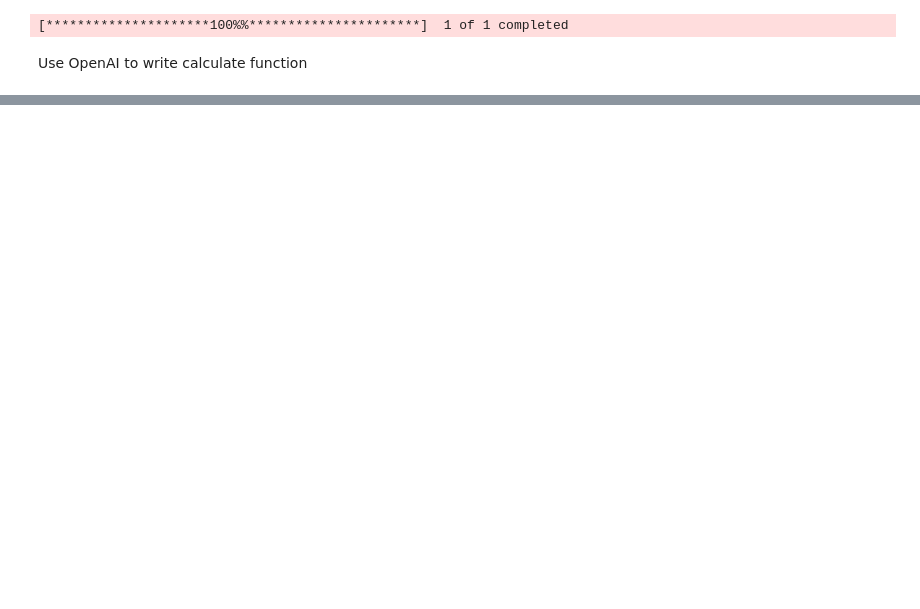
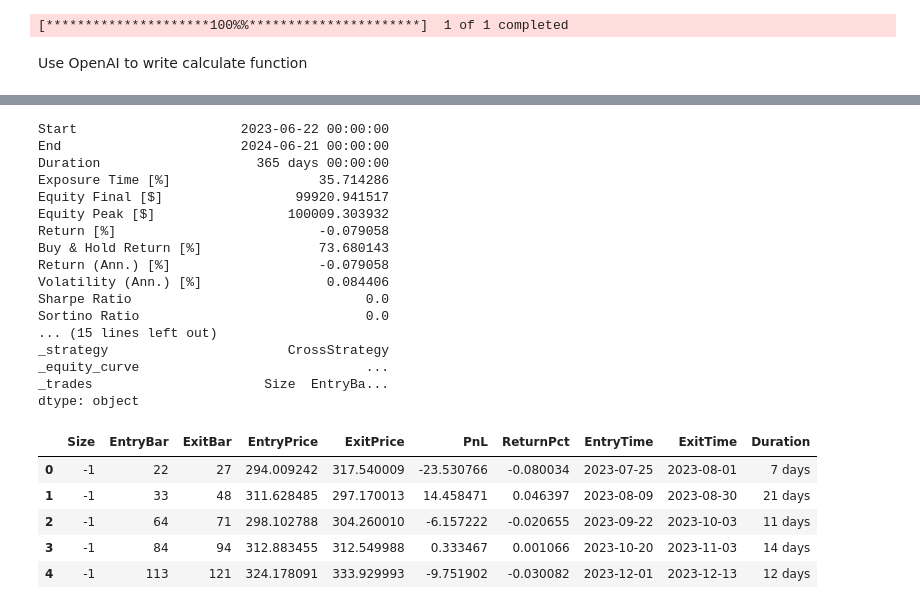
Before and after one commit to b07505054/MyOpenAiWork-1.2---OpenAIAnalysiscode, a Jupyter notebook: openai_Stockanalysis.ipynb, the cells around one changed output, grey strips where cells are left out. Cells and saved outputs as stored; diff of their text form; code cells hidden in the pictures; blank space fills up the shorter version.

```diff
--- a/openai_Stockanalysis.ipynb
+++ b/openai_Stockanalysis.ipynb
@@ -110,0 +143,17 @@ mpf.plot(kplot_StockData, type='candle', addplot=ap,style=my_style, title=f'{sto
+# %%
+class CrossStrategy(Strategy):
+  def init(self):
+    super().init()
+
+  def next(self):
+    if crossover(self.data.ma1, self.data.ma2):
+      self.buy(size=1)
+    elif crossover(self.data.ma2, self.data.ma1):
+      self.sell(size=1)
+# %%
+
+df = yf.download(stock_id, period="1y")
+
+df['ma1'] = df['Close'].rolling(window=5).mean()
+df['ma2'] = df['Close'].rolling(window=10).mean()
+df.head()
@@ -110,0 +169,39 @@ mpf.plot(kplot_StockData, type='candle', addplot=ap,style=my_style, title=f'{sto
+# %%
+backtest = Backtest(df,
+        CrossStrategy,
+        cash=100000, # starting fund
+        commission=0.004,
+        margin=1, # leverage
+        hedging=False,
+        trade_on_close=False,
+        exclusive_orders=False,
+        )
+stats = backtest.run()
+
+print(stats)
+# detailed trading record
+stats["_trades"].head()
+# %% [output]
+Start                     2023-06-22 00:00:00
+End                       2024-06-21 00:00:00
+Duration                    365 days 00:00:00
+Exposure Time [%]                   35.714286
+Equity Final [$]                 99920.941517
+Equity Peak [$]                 100009.303932
+Return [%]                          -0.079058
+Buy & Hold Return [%]               73.680143
+Return (Ann.) [%]                   -0.079058
+Volatility (Ann.) [%]                0.084406
+Sharpe Ratio                              0.0
+Sortino Ratio                             0.0
+... (15 lines left out)
+_strategy                       CrossStrategy
+_equity_curve                             ...
+_trades                      Size  EntryBa...
+dtype: object
+|  | Size | EntryBar | ExitBar | EntryPrice | ExitPrice | PnL | ReturnPct | EntryTime | ExitTime | Duration |
+| 0 | -1 | 22 | 27 | 294.009242 | 317.540009 | -23.530766 | -0.080034 | 2023-07-25 | 2023-08-01 | 7 days |
+| 1 | -1 | 33 | 48 | 311.628485 | 297.170013 | 14.458471 | 0.046397 | 2023-08-09 | 2023-08-30 | 21 days |
+| 2 | -1 | 64 | 71 | 298.102788 | 304.260010 | -6.157222 | -0.020655 | 2023-09-22 | 2023-10-03 | 11 days |
+| 3 | -1 | 84 | 94 | 312.883455 | 312.549988 | 0.333467 | 0.001066 | 2023-10-20 | 2023-11-03 | 14 days |
+| 4 | -1 | 113 | 121 | 324.178091 | 333.929993 | -9.751902 | -0.030082 | 2023-12-01 | 2023-12-13 | 12 days |
```
Also changed, not shown: parts of 7 cells of this notebook, 1 other file.
